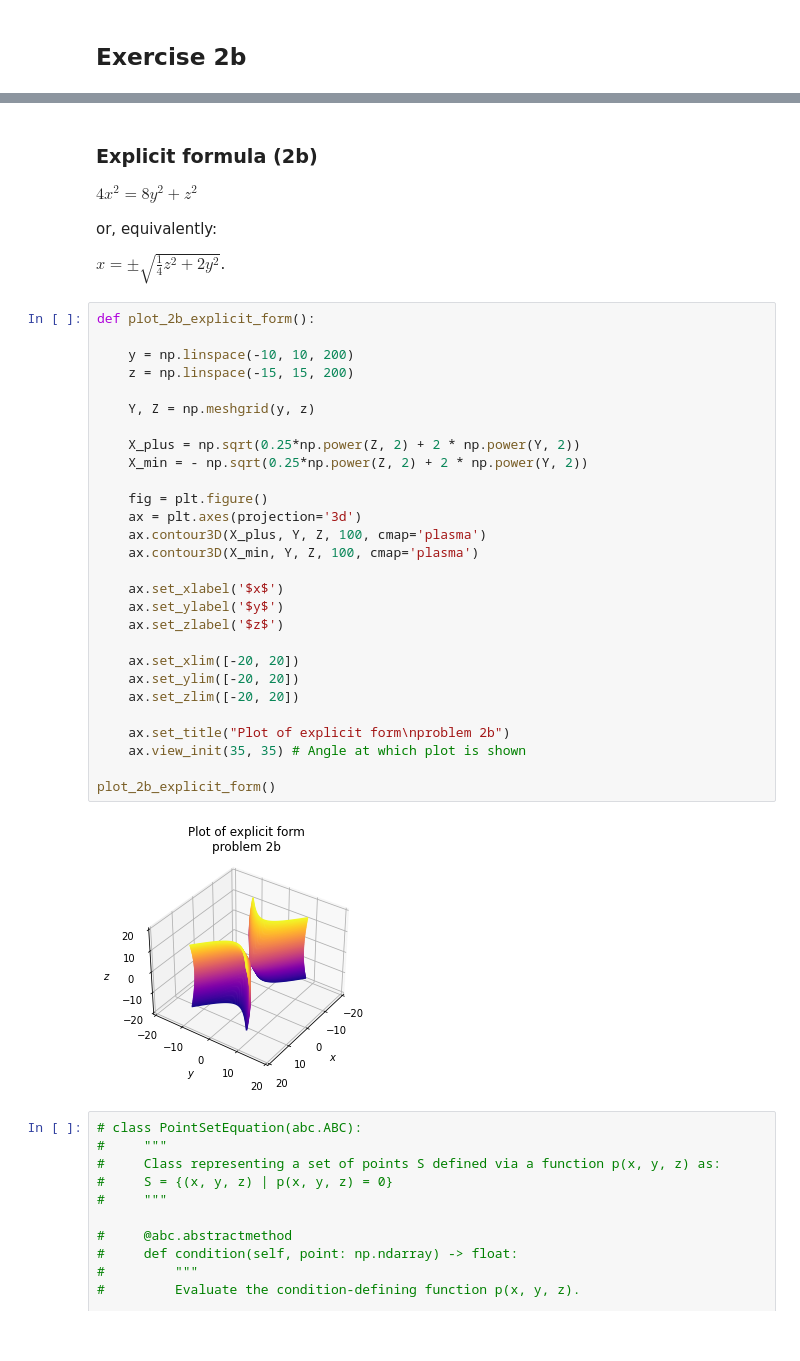
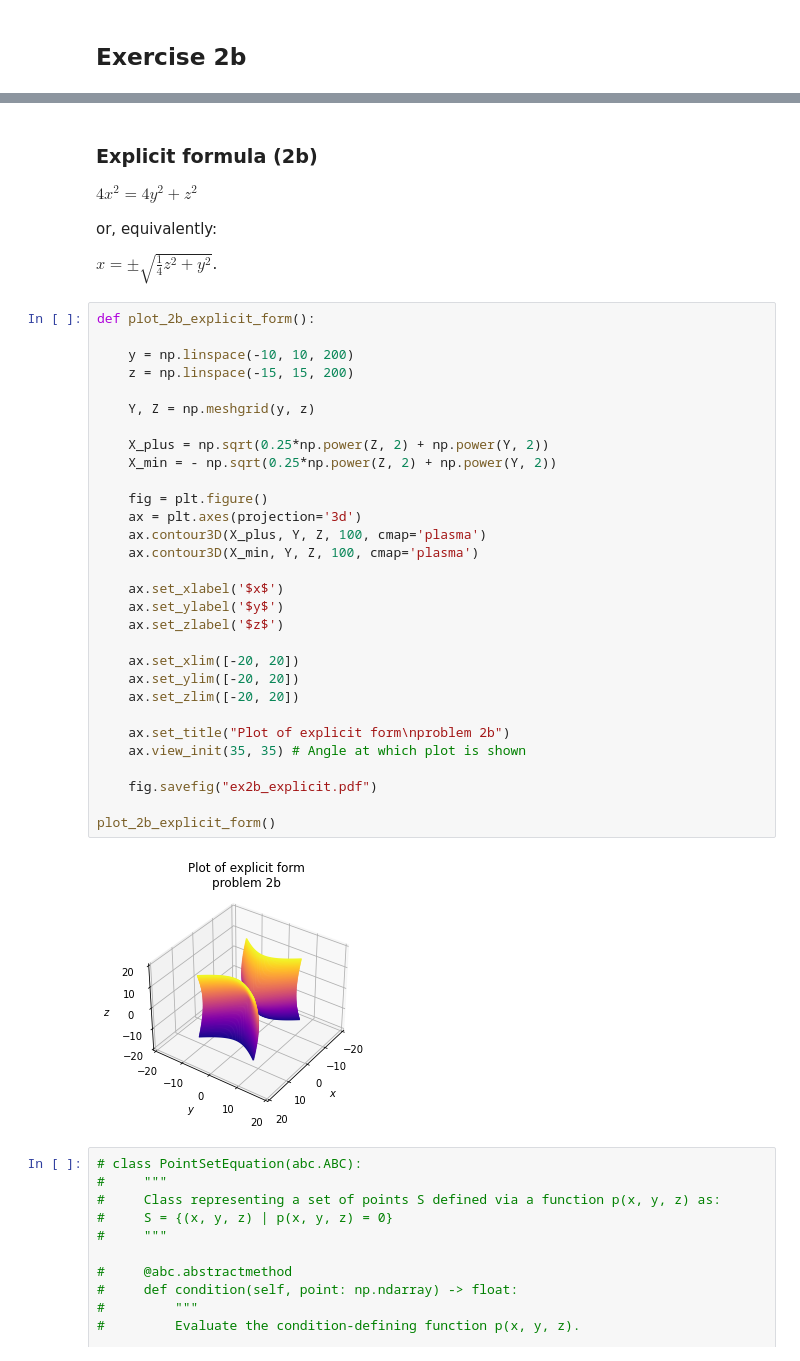
Before and after one commit to Nifrec/adv_calc_assignment, a Jupyter notebook: assignment_3/ass_3.ipynb, the cells around one changed output, grey strips where cells are left out. Drawn from its saved outputs; the diff is of its cells as text.

Commit message:
Fix explicit formula 2b and make plots 2b

```diff
--- a/assignment_3/ass_3.ipynb
+++ b/assignment_3/ass_3.ipynb
@@ -46,41 +49,43 @@ False False False
 # %% [markdown]
 ### Explicit formula (2b)
 
-$4 x^2 = 8y^2 + z^2$
+$4 x^2 = 4y^2 + z^2$
 
 or, equivalently:
 
-$x = \pm \sqrt{\frac{1}{4}z^2 + 2y^2}$.
+$x = \pm \sqrt{\frac{1}{4}z^2 + y^2}$.
 # %%
 def plot_2b_explicit_form():
 
     y = np.linspace(-10, 10, 200)
     z = np.linspace(-15, 15, 200)
 
     Y, Z = np.meshgrid(y, z)
 
-    X_plus = np.sqrt(0.25*np.power(Z, 2) + 2 * np.power(Y, 2))
-    X_min = - np.sqrt(0.25*np.power(Z, 2) + 2 * np.power(Y, 2))
+    X_plus = np.sqrt(0.25*np.power(Z, 2) + np.power(Y, 2))
+    X_min = - np.sqrt(0.25*np.power(Z, 2) + np.power(Y, 2))
 
     fig = plt.figure()
     ax = plt.axes(projection='3d')
     ax.contour3D(X_plus, Y, Z, 100, cmap='plasma')
     ax.contour3D(X_min, Y, Z, 100, cmap='plasma')
 
     ax.set_xlabel('$x$')
     ax.set_ylabel('$y$')
     ax.set_zlabel('$z$')
 
     ax.set_xlim([-20, 20])
     ax.set_ylim([-20, 20])
     ax.set_zlim([-20, 20])
 
     ax.set_title("Plot of explicit form\nproblem 2b")
     ax.view_init(35, 35) # Angle at which plot is shown
 
+    fig.savefig("ex2b_explicit.pdf")
+
 plot_2b_explicit_form()
 # %% [output]
-[figure, old version]
+[figure, new version]
 # %%
 # class PointSetEquation(abc.ABC):
 #     """
```
Also changed, not shown: parts of 1 cell of this notebook, 2 other files.
